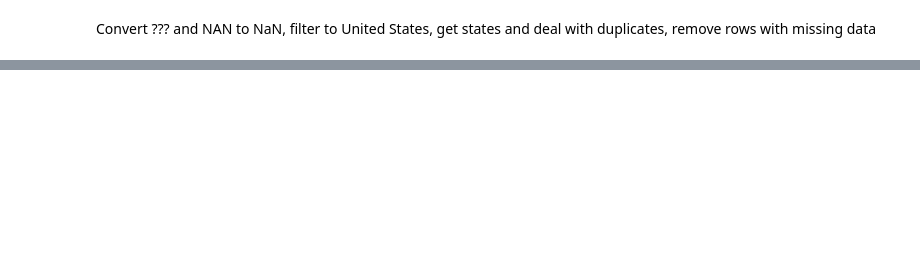
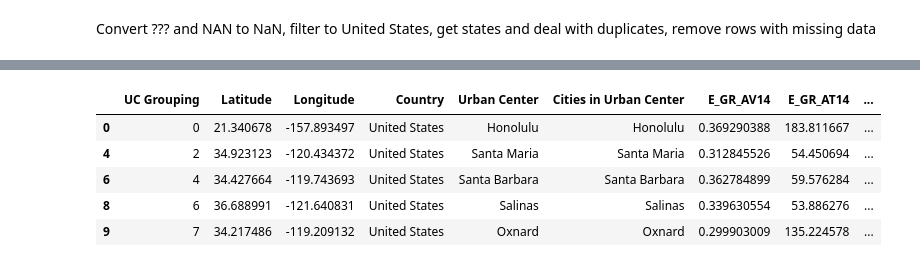
Before and after one commit to shuting2023/Natures_Rx, a Jupyter notebook: Greenspace_Data_Cleaning.ipynb, the cells around one changed output, grey strips where cells are left out. Drawn from its saved outputs; the diff is of its cells as text; code cells hidden in the pictures; blank space fills up the shorter version.

```diff
--- a/Greenspace_Data_Cleaning.ipynb
+++ b/Greenspace_Data_Cleaning.ipynb
@@ -97,0 +54,3 @@ Convert ??? and NAN to NaN, filter to United States, get states and deal with du
+# %%
+mh_cities = (mhdf['PlaceName'].unique()).tolist()
+mh_cities
@@ -97,0 +98,10 @@ Convert ??? and NAN to NaN, filter to United States, get states and deal with du
+# %%
+df = df[df.index.isin(ucgrouplist)]
+df.head()
+# %% [output]
+|  | UC Grouping | Latitude | Longitude | Country | Urban Center | Cities in Urban Center | E_GR_AV14 | E_GR_AT14 | ... |
+| 0 | 0 | 21.340678 | -157.893497 | United States | Honolulu | Honolulu | 0.369290388 | 183.811667 | ... |
+| 4 | 2 | 34.923123 | -120.434372 | United States | Santa Maria | Santa Maria | 0.312845526 | 54.450694 | ... |
+| 6 | 4 | 34.427664 | -119.743693 | United States | Santa Barbara | Santa Barbara | 0.362784899 | 59.576284 | ... |
+| 8 | 6 | 36.688991 | -121.640831 | United States | Salinas | Salinas | 0.339630554 | 53.886276 | ... |
+| 9 | 7 | 34.217486 | -119.209132 | United States | Oxnard | Oxnard | 0.299903009 | 135.224578 | ... |
```
Also changed, not shown: parts of 21 cells of this notebook, 1 other file.
